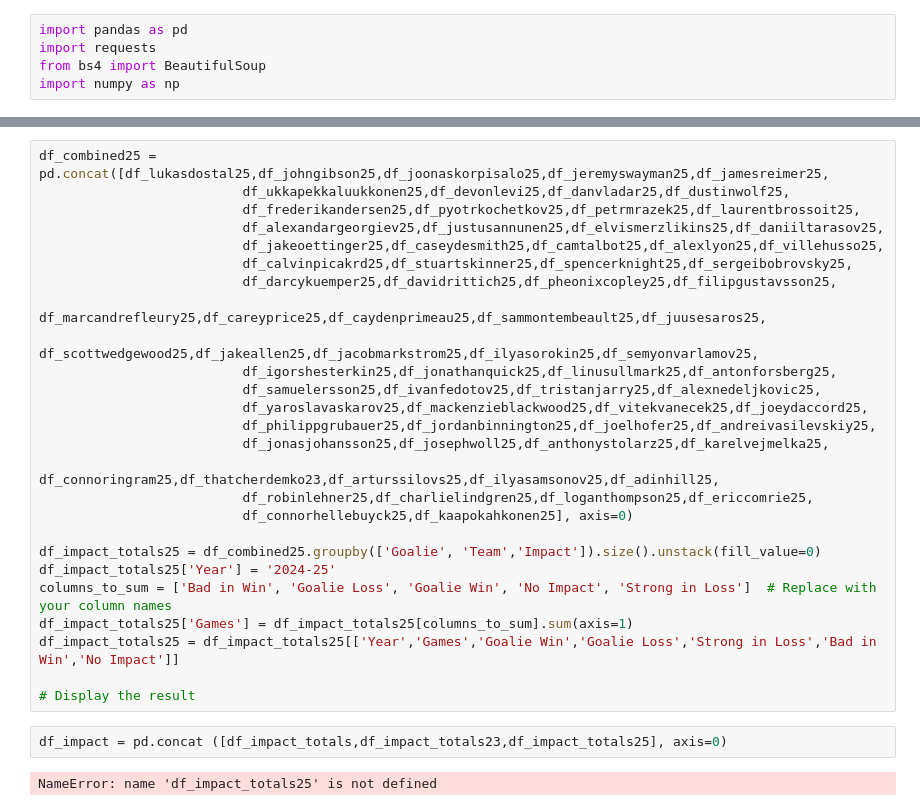
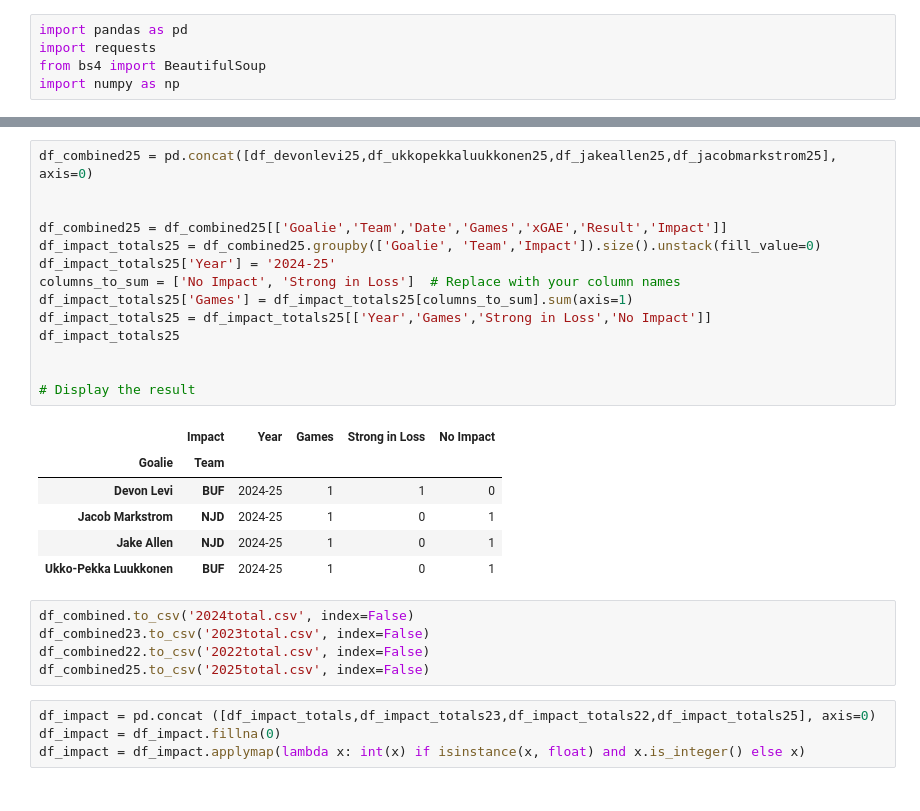
Before and after one commit to berg0804/berg0804.github.io, a Jupyter notebook: results.ipynb, the cells around one changed output, grey strips where cells are left out. Cells and saved outputs as stored; diff of their text form.

```diff
--- a/results.ipynb
+++ b/results.ipynb
@@ -708,30 +224,30 @@ df_impact_totals23 = df_impact_totals23[['Year','Games','Goalie Win','Goalie Los
 # %%
-df_combined25 = pd.concat([df_lukasdostal25,df_johngibson25,df_joonaskorpisalo25,df_jeremyswayman25,df_jamesreimer25,
-                          df_ukkapekkaluukkonen25,df_devonlevi25,df_danvladar25,df_dustinwolf25,
-                          df_frederikandersen25,df_pyotrkochetkov25,df_petrmrazek25,df_laurentbrossoit25,
-                          df_alexandargeorgiev25,df_justusannunen25,df_elvismerzlikins25,df_daniiltarasov25,
-                          df_jakeoettinger25,df_caseydesmith25,df_camtalbot25,df_alexlyon25,df_villehusso25,
-                          df_calvinpicakrd25,df_stuartskinner25,df_spencerknight25,df_sergeibobrovsky25,
-                          df_darcykuemper25,df_davidrittich25,df_pheonixcopley25,df_filipgustavsson25,
-                          df_marcandrefleury25,df_careyprice25,df_caydenprimeau25,df_sammontembeault25,df_juusesaros25,
-                          df_scottwedgewood25,df_jakeallen25,df_jacobmarkstrom25,df_ilyasorokin25,df_semyonvarlamov25,
-                          df_igorshesterkin25,df_jonathanquick25,df_linusullmark25,df_antonforsberg25,
-                          df_samuelersson25,df_ivanfedotov25,df_tristanjarry25,df_alexnedeljkovic25,
-                          df_yaroslavaskarov25,df_mackenzieblackwood25,df_vitekvanecek25,df_joeydaccord25,
-                          df_philippgrubauer25,df_jordanbinnington25,df_joelhofer25,df_andreivasilevskiy25,
-                          df_jonasjohansson25,df_josephwoll25,df_anthonystolarz25,df_karelvejmelka25,
-                          df_connoringram25,df_thatcherdemko23,df_arturssilovs25,df_ilyasamsonov25,df_adinhill25,
-                          df_robinlehner25,df_charlielindgren25,df_loganthompson25,df_ericcomrie25,
-                          df_connorhellebuyck25,df_kaapokahkonen25], axis=0)
+df_combined25 = pd.concat([df_devonlevi25,df_ukkopekkaluukkonen25,df_jakeallen25,df_jacobmarkstrom25], axis=0)
 
+
+df_combined25 = df_combined25[['Goalie','Team','Date','Games','xGAE','Result','Impact']]
 df_impact_totals25 = df_combined25.groupby(['Goalie', 'Team','Impact']).size().unstack(fill_value=0)
 df_impact_totals25['Year'] = '2024-25'
-columns_to_sum = ['Bad in Win', 'Goalie Loss', 'Goalie Win', 'No Impact', 'Strong in Loss']  # Replace with your column names
+columns_to_sum = ['No Impact', 'Strong in Loss']  # Replace with your column names
 df_impact_totals25['Games'] = df_impact_totals25[columns_to_sum].sum(axis=1)
-df_impact_totals25 = df_impact_totals25[['Year','Games','Goalie Win','Goalie Loss','Strong in Loss','Bad in Win','No Impact']]
+df_impact_totals25 = df_impact_totals25[['Year','Games','Strong in Loss','No Impact']]
+df_impact_totals25
+
 
 # Display the result
+# %% [output]
+|  | Impact | Year | Games | Strong in Loss | No Impact |
+| Goalie | Team |  |  |  |  |
+| Devon Levi | BUF | 2024-25 | 1 | 1 | 0 |
+| Jacob Markstrom | NJD | 2024-25 | 1 | 0 | 1 |
+| Jake Allen | NJD | 2024-25 | 1 | 0 | 1 |
+| Ukko-Pekka Luukkonen | BUF | 2024-25 | 1 | 0 | 1 |
+# %%
+df_combined.to_csv('2024total.csv', index=False)
+df_combined23.to_csv('2023total.csv', index=False)
+df_combined22.to_csv('2022total.csv', index=False)
+df_combined25.to_csv('2025total.csv', index=False)
 # %%
-df_impact = pd.concat ([df_impact_totals,df_impact_totals23,df_impact_totals25], axis=0)
+df_impact = pd.concat ([df_impact_totals,df_impact_totals23,df_impact_totals22,df_impact_totals25], axis=0)
+df_impact = df_impact.fillna(0)
+df_impact = df_impact.applymap(lambda x: int(x) if isinstance(x, float) and x.is_integer() else x)
-# %% [output]
-NameError: name 'df_impact_totals25' is not defined
```
Also changed, not shown: parts of 54 cells of this notebook, 8 other files.
